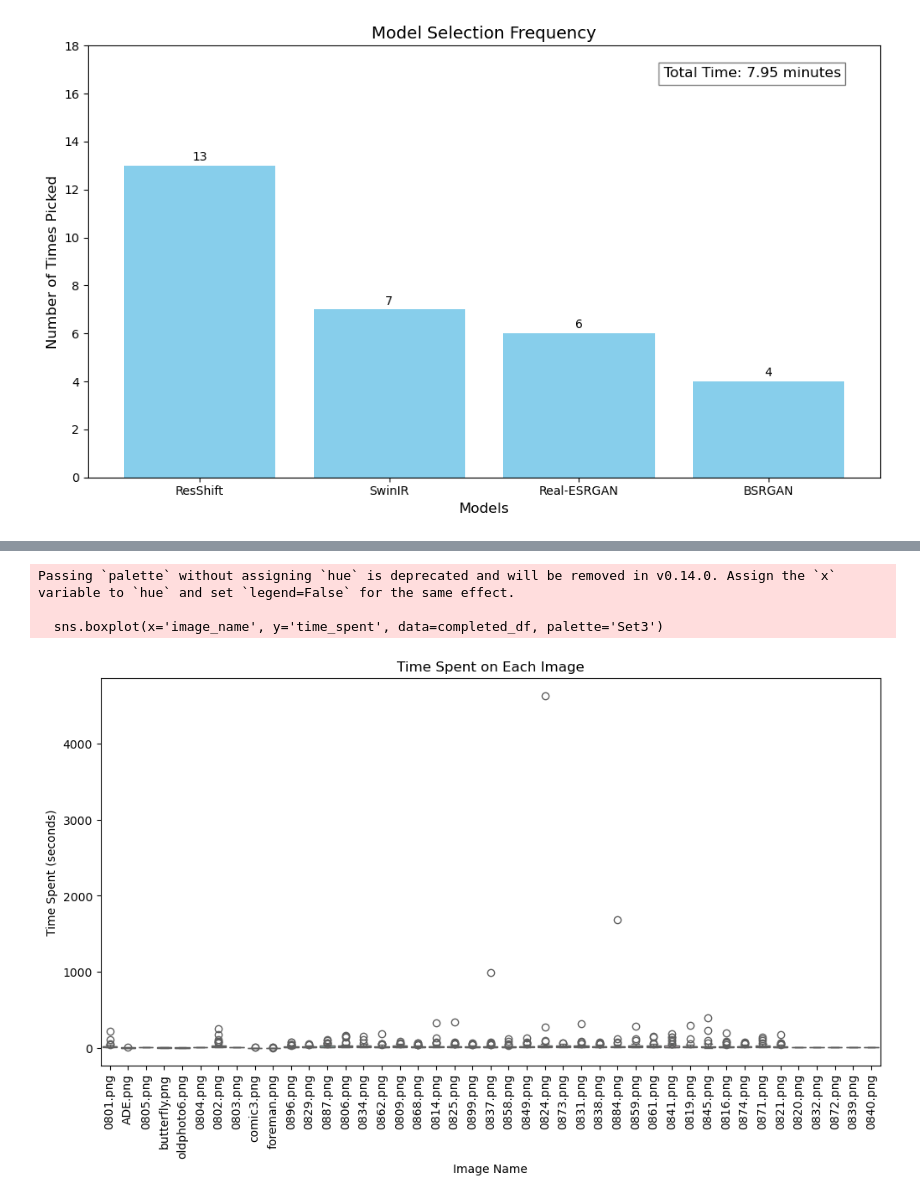
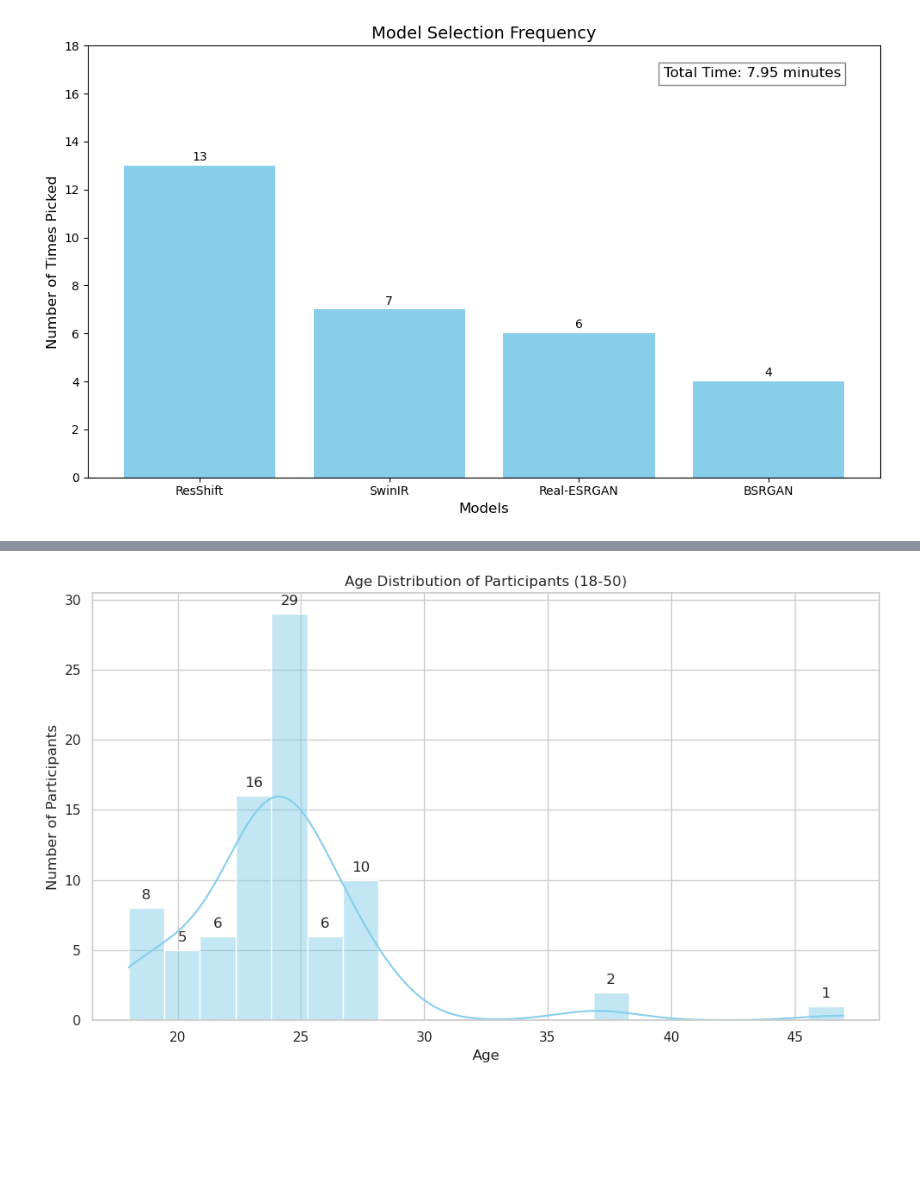
Before and after one commit to hamzafer/super-resolution-color, a Jupyter notebook: visualize_results.ipynb, the cells around one changed output, grey strips where cells are left out. Saved outputs shown, nothing was run; the diff lists cells and outputs as text; code cells hidden in the pictures; blank space fills up the shorter version.

```diff
--- a/visualize_results.ipynb
+++ b/visualize_results.ipynb
@@ -282,15 +273,34 @@ plt.show()
-# %%
-# Block 7: Time Spent on Images
-
-plt.figure(figsize=(12,6))
-sns.boxplot(x='image_name', y='time_spent', data=completed_df, palette='Set3')
-plt.title('Time Spent on Each Image')
-plt.xlabel('Image Name')
-plt.ylabel('Time Spent (seconds)')
-plt.xticks(rotation=90)
-plt.show()
-# %% [output]
-Passing `palette` without assigning `hue` is deprecated and will be removed in v0.14.0. Assign the `x` variable to `hue` and set `legend=False` for the same effect.
-
-  sns.boxplot(x='image_name', y='time_spent', data=completed_df, palette='Set3')
-[figure, removed]
+# %%
+# Block 5: Age Distribution (Filtered to 18-50)
+
+# Define age range
+min_age = 18
+max_age = 50
+
+# Filter sessions_df to include only ages between 18 and 50
+filtered_sessions_df = sessions_df[(sessions_df['age'] >= min_age) & (sessions_df['age'] <= max_age)].copy()
+
+# Also, update merged_df to reflect the age filtering
+merged_df = merged_df[merged_df['test_id'].isin(filtered_sessions_df['test_id'])].copy()
+
+# Plot age distribution
+plt.figure(figsize=(10,6))
+ax = sns.histplot(filtered_sessions_df['age'], bins=20, kde=True, color='skyblue')
+plt.title('Age Distribution of Participants (18-50)')
+plt.xlabel('Age')
+plt.ylabel('Number of Participants')
+
+# Add count labels to the histogram
+for patch in ax.patches:
+    height = patch.get_height()
+    if not np.isnan(height) and height > 0:
+        ax.annotate(f'{int(height)}',
+                    (patch.get_x() + patch.get_width() / 2., height),
+                    ha='center', va='bottom',
+                    xytext=(0, 5),
+                    textcoords='offset points')
+
+plt.tight_layout()
+plt.show()
+# %% [output]
+[figure, added]
```
Also changed, not shown: parts of 20 cells of this notebook, 23 other files.
